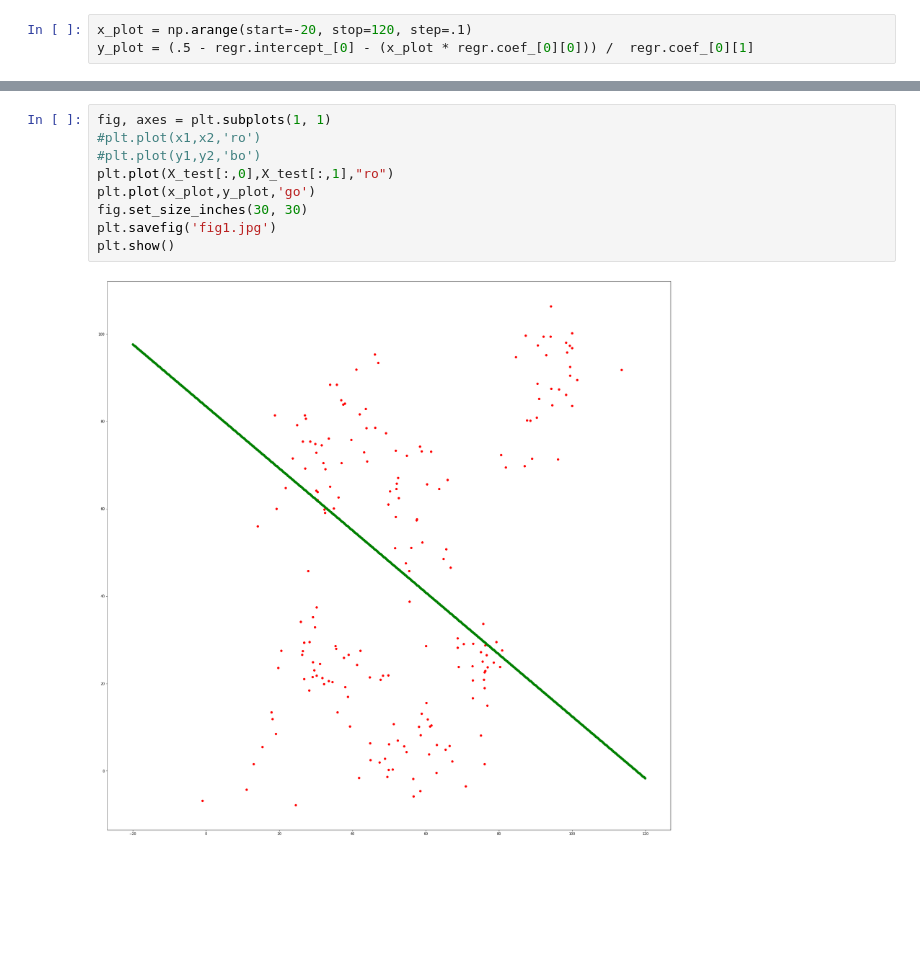
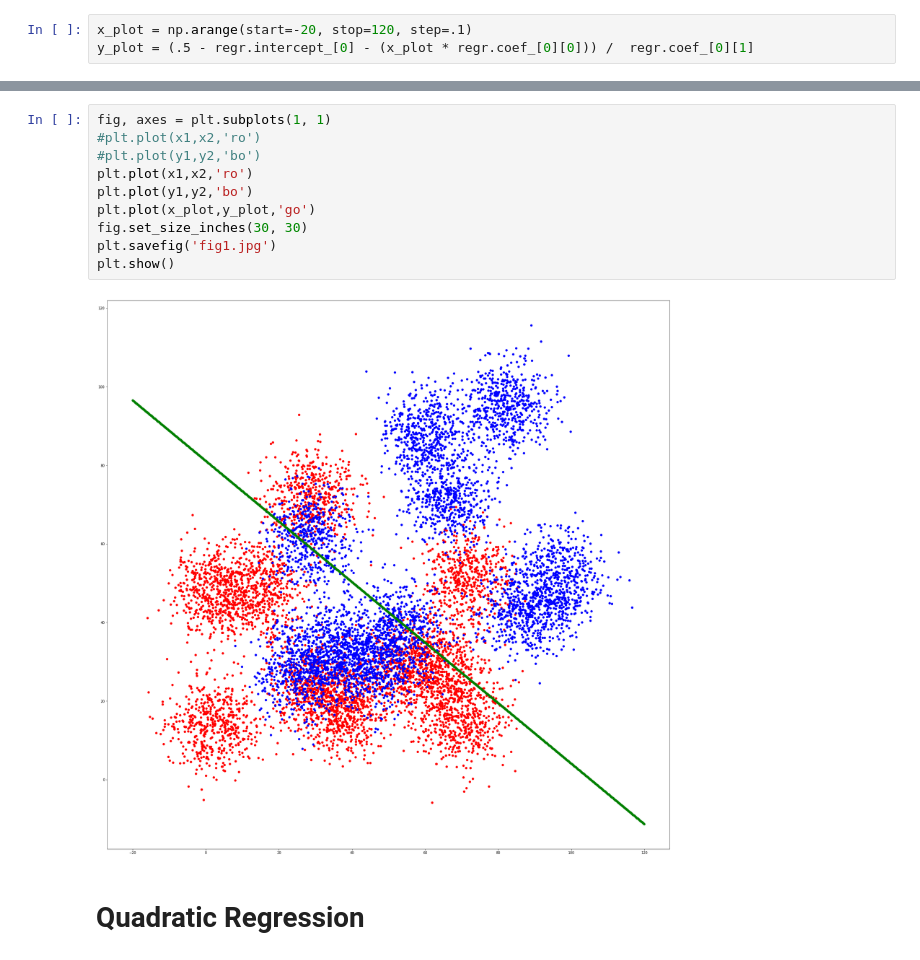
Before and after one commit to tarik0219/CS_PSL, a Jupyter notebook: Assignment_1/test_gaussian_distribution.ipynb, the cells around one changed output, grey strips where cells are left out. Cells and saved outputs as stored; diff of their text form; blank space fills up the shorter version.

Commit message:
added quadratic regression

```diff
--- a/Assignment_1/test_gaussian_distribution.ipynb
+++ b/Assignment_1/test_gaussian_distribution.ipynb
@@ -112,11 +117,14 @@ array([43.91923064, 41.21849806, 42.87830942, ..., 49.17444402,
 # %%
 fig, axes = plt.subplots(1, 1)
 #plt.plot(x1,x2,'ro')
 #plt.plot(y1,y2,'bo')
-plt.plot(X_test[:,0],X_test[:,1],"ro")
+plt.plot(x1,x2,'ro')
+plt.plot(y1,y2,'bo')
 plt.plot(x_plot,y_plot,'go')
 fig.set_size_inches(30, 30)
 plt.savefig('fig1.jpg')
 plt.show()
 # %% [output]
-[figure, old version]
+[figure, new version]
+# %% [markdown]
+# Quadratic Regression
```
Also changed, not shown: parts of 15 cells of this notebook, 3 other files.
